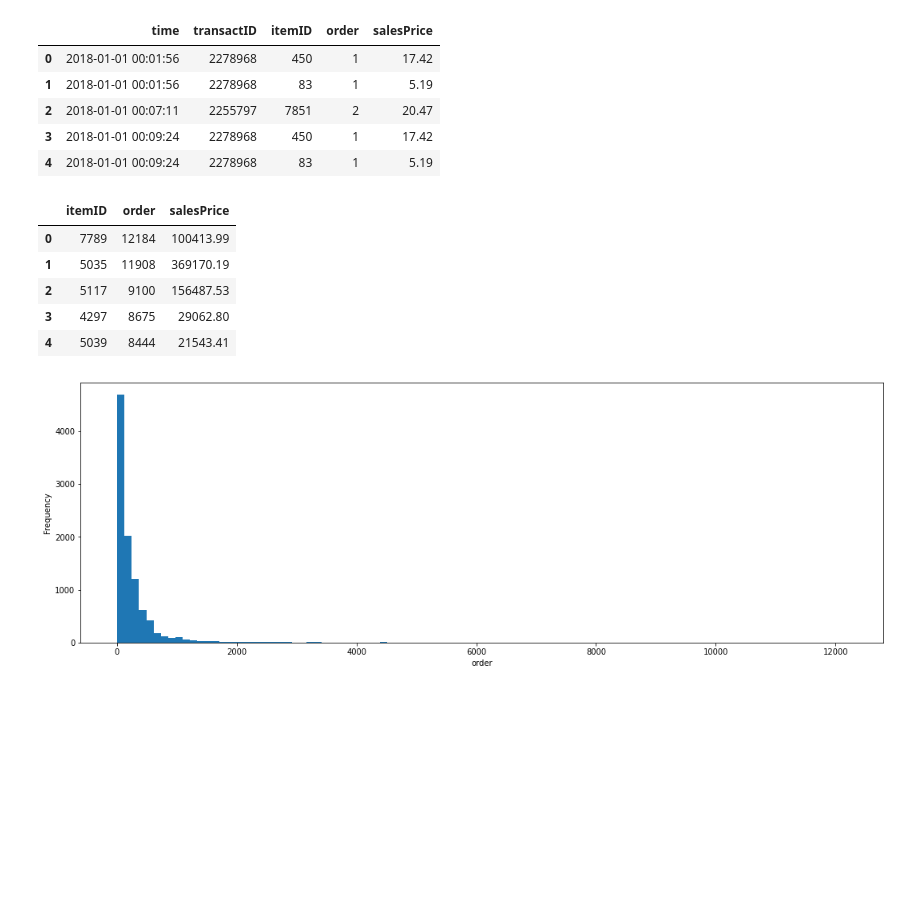
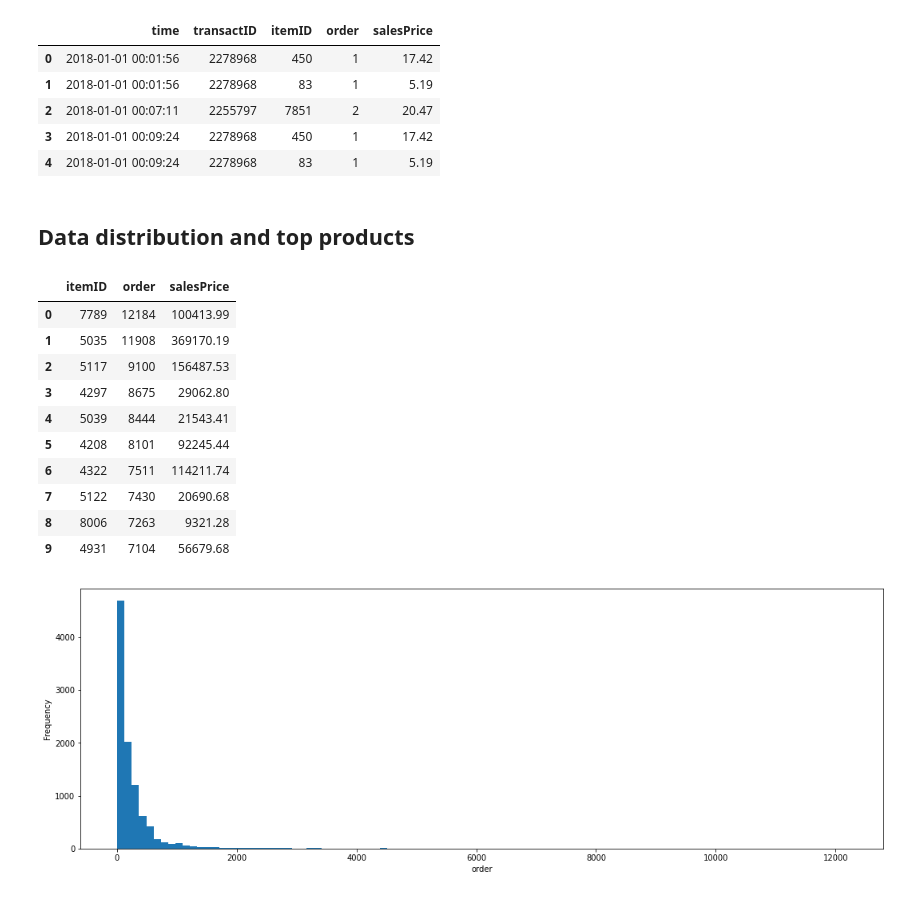
Before and after one commit to janwithb/data-mining-cup-2020, a Jupyter notebook: scripts/data_analysis.ipynb, the cells around one changed output. Saved outputs shown, nothing was run; the diff lists cells and outputs as text; code cells hidden in the pictures; blank space fills up the shorter version.

```diff
--- a/scripts/data_analysis.ipynb
+++ b/scripts/data_analysis.ipynb
@@ -56,16 +63,23 @@ top_order_number = top_order_number.reset_index(drop=True)
 # order by 'salesPrice'
 top_sales_price = agg_orders.sort_values(by=['salesPrice'], ascending=False)
 top_sales_price = top_sales_price.reset_index(drop=True)
+# %% [markdown]
+## Data distribution and top products
 # %%
 # most ordered products
-top_order_number.head()
+top_order_number.head(10)
 # %% [output]
 |  | itemID | order | salesPrice |
 | 0 | 7789 | 12184 | 100413.99 |
 | 1 | 5035 | 11908 | 369170.19 |
 | 2 | 5117 | 9100 | 156487.53 |
 | 3 | 4297 | 8675 | 29062.80 |
 | 4 | 5039 | 8444 | 21543.41 |
+| 5 | 4208 | 8101 | 92245.44 |
+| 6 | 4322 | 7511 | 114211.74 |
+| 7 | 5122 | 7430 | 20690.68 |
+| 8 | 8006 | 7263 | 9321.28 |
+| 9 | 4931 | 7104 | 56679.68 |
 # %%
 # 'order' distribution
 plot = top_order_number['order'].plot(kind='hist', bins=100, figsize=(18, 6))
```
Also changed, not shown: parts of 41 cells of this notebook, 1 other file.
